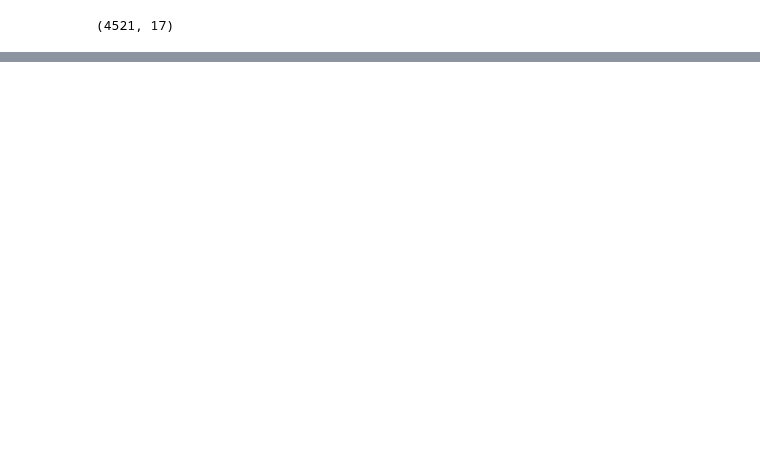
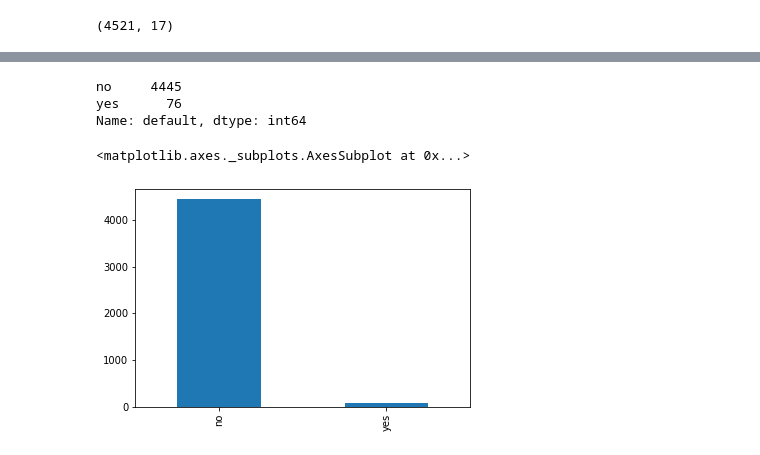
Before and after one commit to silenc3502/PythonWorkshop, a Jupyter notebook: nineth.ipynb, the cells around one changed output, grey strips where cells are left out. Saved outputs shown, nothing was run; the diff lists cells and outputs as text; code cells hidden in the pictures; blank space fills up the shorter version.

```diff
--- a/nineth.ipynb
+++ b/nineth.ipynb
@@ -98,0 +191,13 @@ bank_data.shape
+# %%
+# 'default' 열이 가지고 있는 데이터의 정보를 수치화 한다.
+bank_data['default'].value_counts()
+# %% [output]
+no     4445
+yes      76
+Name: default, dtype: int64
+# %%
+# plot(kind='bar')를 통해서 막대 그래프를 그릴 수 있다.
+bank_data['default'].value_counts().plot(kind='bar')
+# %% [output]
+<matplotlib.axes._subplots.AxesSubplot at 0x...>
+[figure, added]
```
Also changed, not shown: parts of 17 cells of this notebook.
